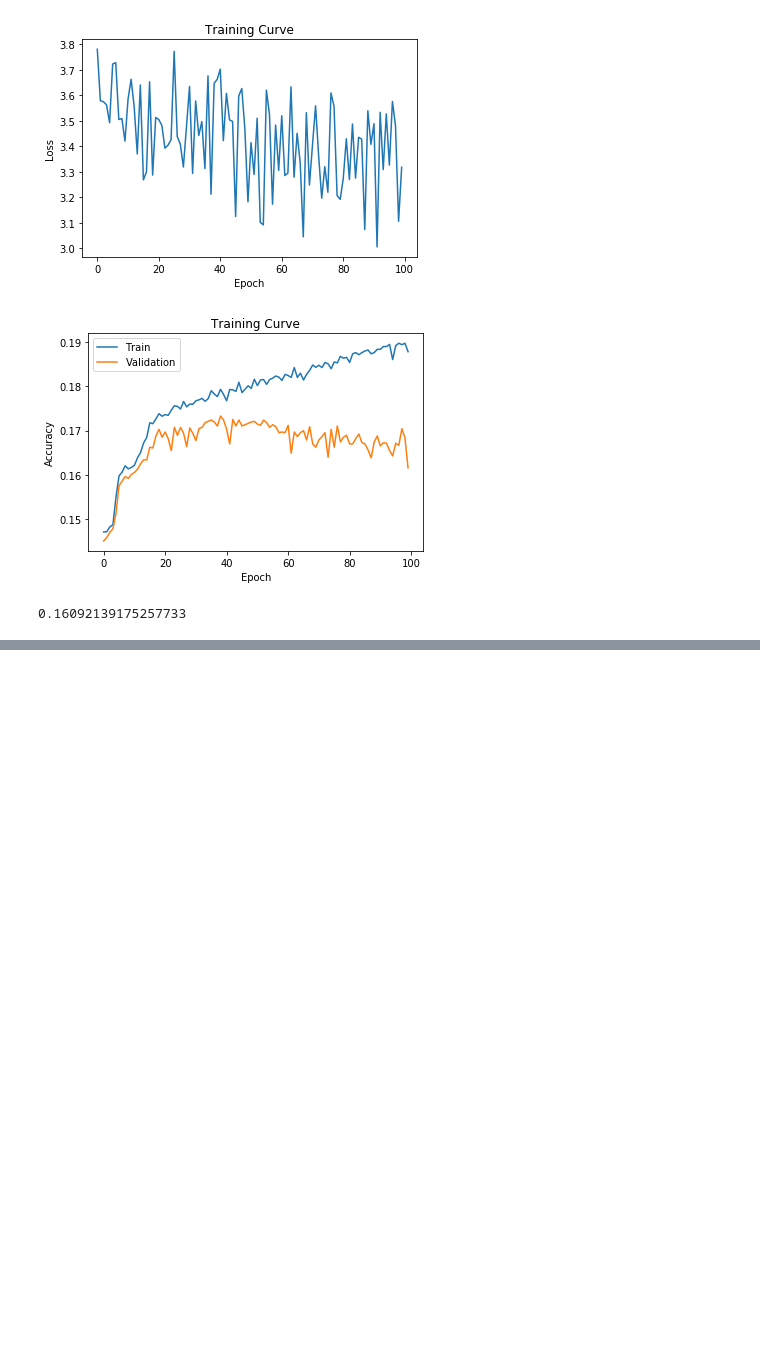
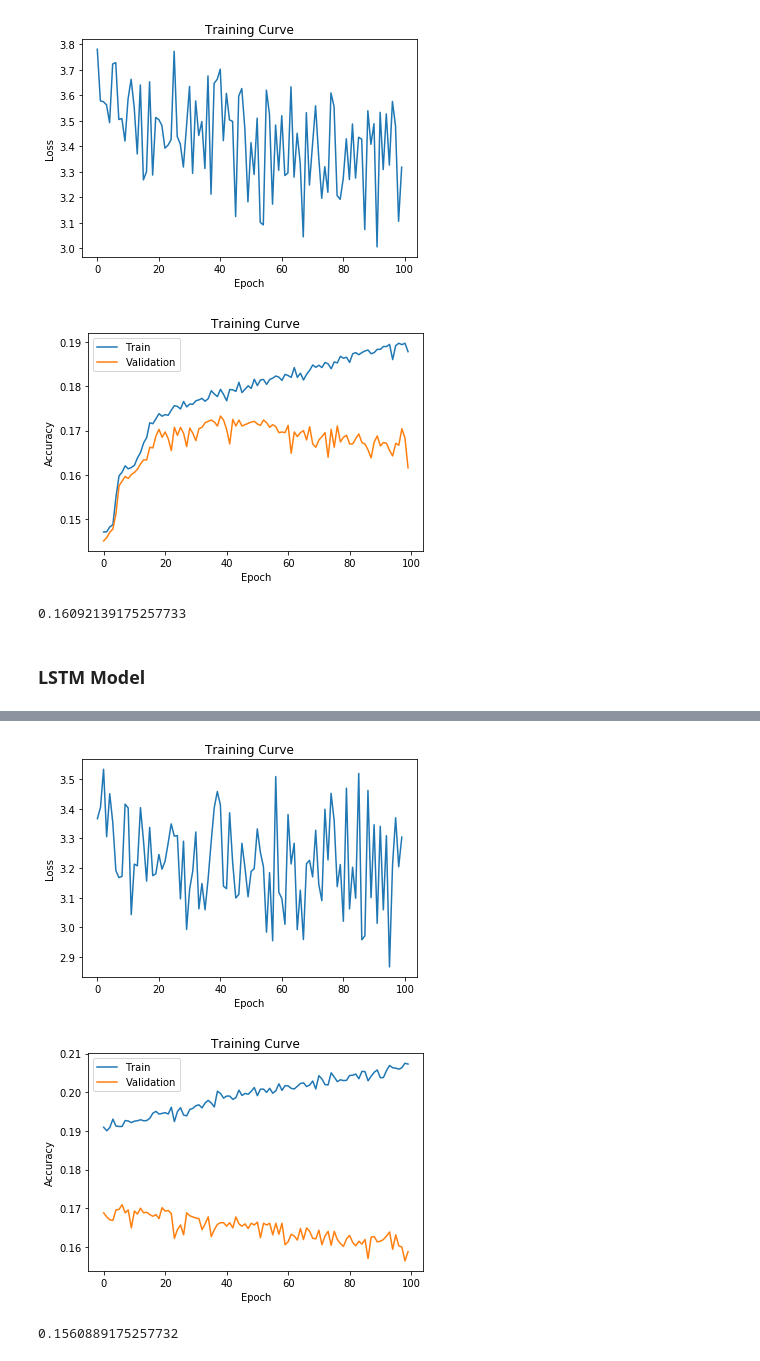
Before and after one commit to mohsenpour/PredictMoji, a Jupyter notebook: Base_Model.ipynb, the cells around one changed output, grey strips where cells are left out. Drawn from its saved outputs; the diff is of its cells as text; code cells hidden in the pictures; blank space fills up the shorter version.

Commit message:
added an LSTM model and trained on it, accuracy = 16%

```diff
--- a/Base_Model.ipynb
+++ b/Base_Model.ipynb
@@ -337,3 +337,30 @@ Epoch 100; Loss 3.318011; Train Acc 0.187817; Val Acc 0.161595
 [figure]
 [figure]
 0.16092139175257733
+# %% [markdown]
+### LSTM Model
+# %%
+class TweetLSTM(nn.Module):
+    def __init__(self, input_size, hidden_size, num_classes):
+        super(TweetLSTM, self).__init__()
+        self.emb = nn.Embedding.from_pretrained(glove.vectors)
+        self.hidden_size = hidden_size
+        self.rnn = nn.LSTM(input_size, hidden_size, batch_first=True)
+        self.fc = nn.Linear(hidden_size, num_classes)
+
+    def forward(self, x):
+        # Look up the embedding
+        x = self.emb(x)
+        # Set an initial hidden state and cell state
+        h0 = torch.zeros(1, x.size(0), self.hidden_size)
+        c0 = torch.zeros(1, x.size(0), self.hidden_size)
+        # Forward propagate the LSTM
+        out, _ = self.rnn(x, (h0, c0))
+        # Pass the output of the last time step to the classifier
+        out = self.fc(out[:, -1, :])
+        return out
+# %%
+model_lstm = TweetLSTM(input_size=50, hidden_size=50, num_classes=len(interesting_labels.wanted_list))
+train_rnn_network(model, train_loader, valid_loader, num_epochs=100, learning_rate=2e-4)
+get_accuracy(model, test_loader)
+# %% [output]
@@ -339,0 +384,3 @@ Epoch 100; Loss 3.318011; Train Acc 0.187817; Val Acc 0.161595
+[figure, added]
+[figure, added]
+0.1560889175257732
```
Also changed, not shown: parts of 1 cell of this notebook.
